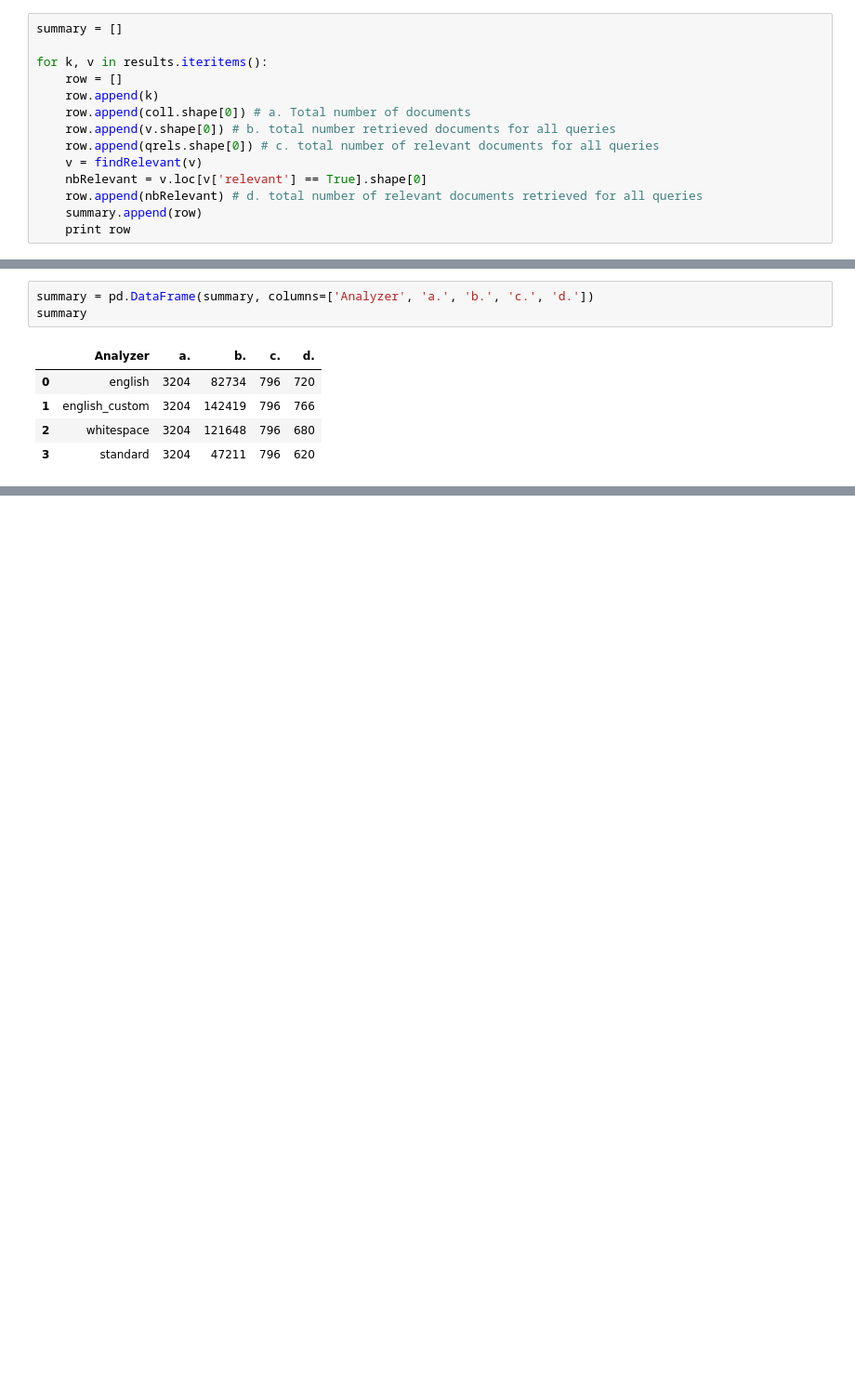
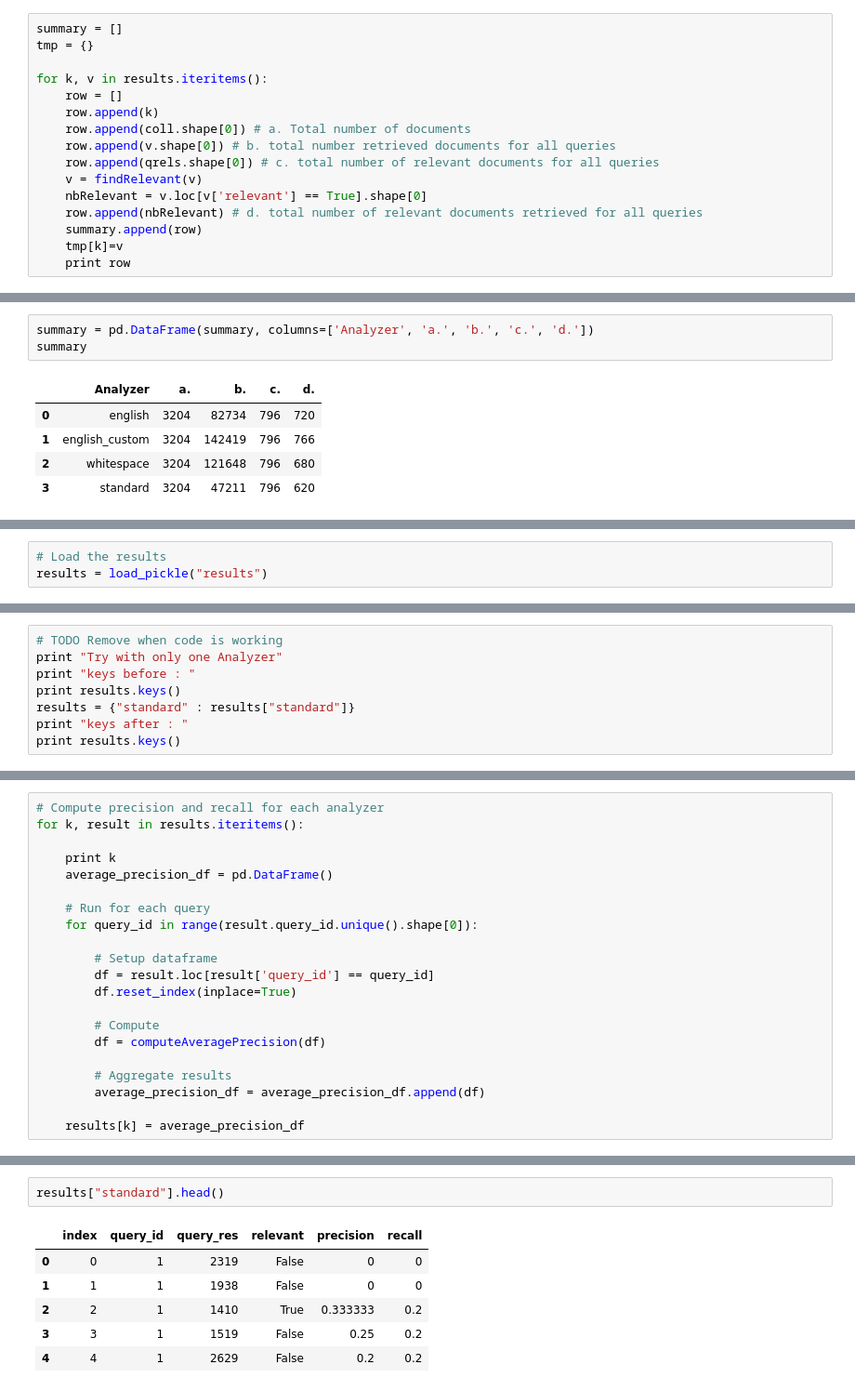
Before and after one commit to fredmontet/dmg-labs, a Jupyter notebook: lab04-evaluation/app_evaluation/Lab04_evaluation.ipynb, the cells around one changed output, grey strips where cells are left out. Shown at 93% size. Drawn from its saved outputs; the diff is of its cells as text; blank space fills up the shorter version.

```diff
--- a/lab04-evaluation/app_evaluation/Lab04_evaluation.ipynb
+++ b/lab04-evaluation/app_evaluation/Lab04_evaluation.ipynb
@@ -64,5 +88,6 @@ def findRelevant(df):
 # %%
 summary = []
+tmp = {}
 
 for k, v in results.iteritems():
     row = []
@@ -74,6 +99,7 @@ for k, v in results.iteritems():
     nbRelevant = v.loc[v['relevant'] == True].shape[0]
     row.append(nbRelevant) # d. total number of relevant documents retrieved for all queries
     summary.append(row)
+    tmp[k]=v
     print row
 # %% [output]
 ['english', 3204, 82734, 796, 720]
@@ -96,0 +180,3 @@ save_latex_table(summary, "summary")
+# %%
+# Load the results
+results = load_pickle("results")
@@ -96,0 +194,8 @@ save_latex_table(summary, "summary")
+# %%
+# TODO Remove when code is working
+print "Try with only one Analyzer"
+print "keys before : "
+print results.keys()
+results = {"standard" : results["standard"]}
+print "keys after : "
+print results.keys()
@@ -96,0 +208,21 @@ save_latex_table(summary, "summary")
+# %%
+# Compute precision and recall for each analyzer
+for k, result in results.iteritems():
+
+    print k
+    average_precision_df = pd.DataFrame()
+
+    # Run for each query
+    for query_id in range(result.query_id.unique().shape[0]):
+
+        # Setup dataframe
+        df = result.loc[result['query_id'] == query_id]
+        df.reset_index(inplace=True)
+
+        # Compute
+        df = computeAveragePrecision(df)
+
+        # Aggregate results
+        average_precision_df = average_precision_df.append(df)
+
+    results[k] = average_precision_df
@@ -96,0 +239,9 @@ save_latex_table(summary, "summary")
+# %%
+results["standard"].head()
+# %% [output]
+|  | index | query_id | query_res | relevant | precision | recall |
+| 0 | 0 | 1 | 2319 | False | 0 | 0 |
+| 1 | 1 | 1 | 1938 | False | 0 | 0 |
+| 2 | 2 | 1 | 1410 | True | 0.333333 | 0.2 |
+| 3 | 3 | 1 | 1519 | False | 0.25 | 0.2 |
+| 4 | 4 | 1 | 2629 | False | 0.2 | 0.2 |
```
Also changed, not shown: parts of 33 cells of this notebook, 5 other files.
